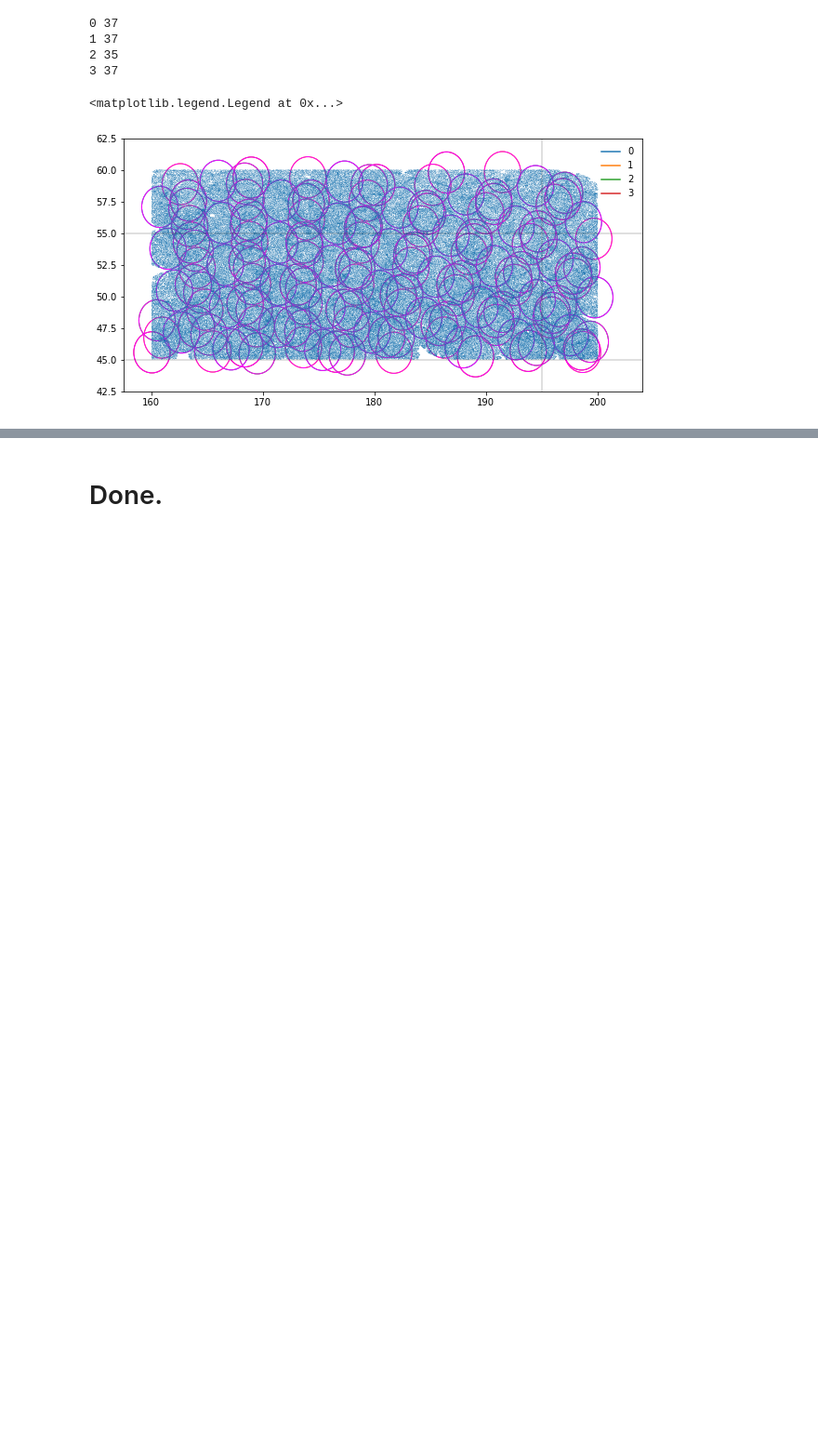
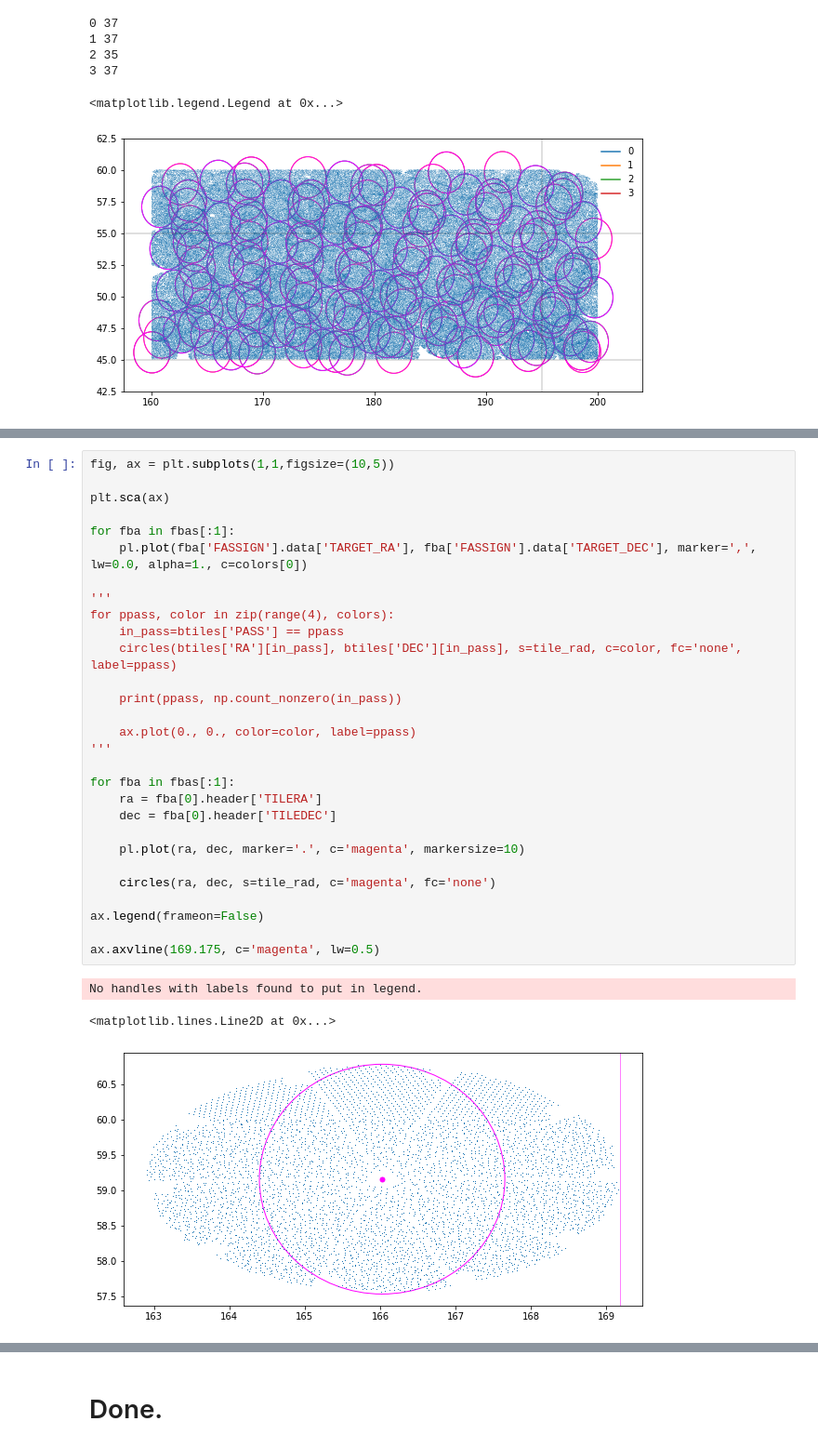
Before and after one commit to michaelJwilson/SV3, a Jupyter notebook: onepercent-bgs.ipynb, the cells around one changed output, grey strips where cells are left out. Shown at 93% size. Saved outputs shown, nothing was run; the diff lists cells and outputs as text; blank space fills up the shorter version.

```diff
--- a/onepercent-bgs.ipynb
+++ b/onepercent-bgs.ipynb
@@ -469,0 +510,33 @@ Huh?
+# %%
+fig, ax = plt.subplots(1,1,figsize=(10,5))
+
+plt.sca(ax)
+
+for fba in fbas[:1]:
+    pl.plot(fba['FASSIGN'].data['TARGET_RA'], fba['FASSIGN'].data['TARGET_DEC'], marker=',', lw=0.0, alpha=1., c=colors[0])
+
+'''
+for ppass, color in zip(range(4), colors):
+    in_pass=btiles['PASS'] == ppass
+    circles(btiles['RA'][in_pass], btiles['DEC'][in_pass], s=tile_rad, c=color, fc='none', label=ppass)
+
+    print(ppass, np.count_nonzero(in_pass))
+
+    ax.plot(0., 0., color=color, label=ppass)
+'''
+
+for fba in fbas[:1]:
+    ra = fba[0].header['TILERA']
+    dec = fba[0].header['TILEDEC']
+
+    pl.plot(ra, dec, marker='.', c='magenta', markersize=10)
+
+    circles(ra, dec, s=tile_rad, c='magenta', fc='none')
+
+ax.legend(frameon=False)
+
+ax.axvline(169.175, c='magenta', lw=0.5)
+# %% [output]
+No handles with labels found to put in legend.
+<matplotlib.lines.Line2D at 0x...>
+[figure, added]
```
Also changed, not shown: parts of 4 cells of this notebook.
